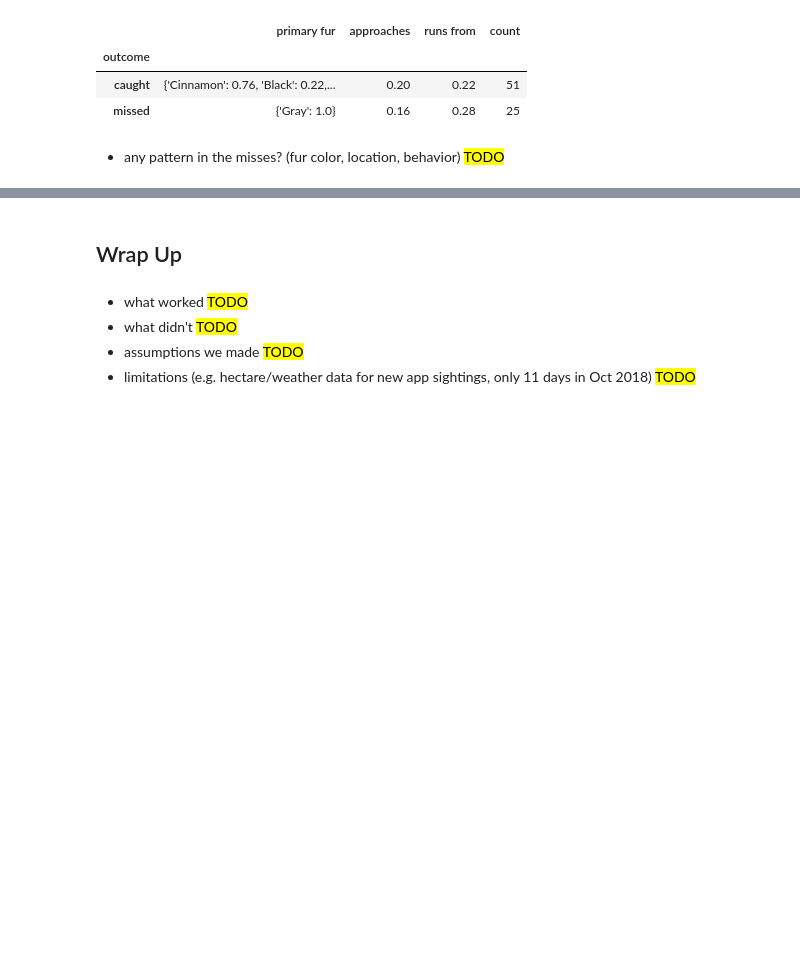
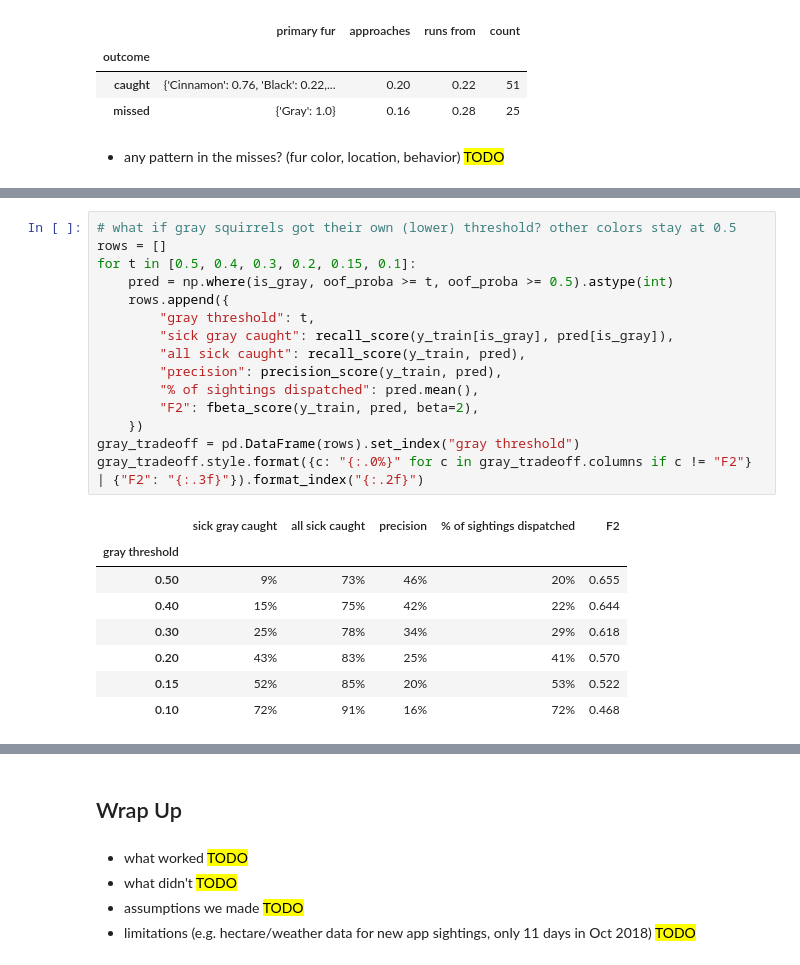
Before and after one commit to KaiserKiam/Nutosis-ML-project, a Jupyter notebook: Nutosis - Presentation.ipynb, the cells around one changed output, grey strips where cells are left out. Saved outputs shown, nothing was run; the diff lists cells and outputs as text; blank space fills up the shorter version.

```diff
--- a/Nutosis - Presentation.ipynb
+++ b/Nutosis - Presentation.ipynb
@@ -235,0 +277,24 @@ pd.DataFrame({
+# %%
+# what if gray squirrels got their own (lower) threshold? other colors stay at 0.5
+rows = []
+for t in [0.5, 0.4, 0.3, 0.2, 0.15, 0.1]:
+    pred = np.where(is_gray, oof_proba >= t, oof_proba >= 0.5).astype(int)
+    rows.append({
+        "gray threshold": t,
+        "sick gray caught": recall_score(y_train[is_gray], pred[is_gray]),
+        "all sick caught": recall_score(y_train, pred),
+        "precision": precision_score(y_train, pred),
+        "% of sightings dispatched": pred.mean(),
+        "F2": fbeta_score(y_train, pred, beta=2),
+    })
+gray_tradeoff = pd.DataFrame(rows).set_index("gray threshold")
+gray_tradeoff.style.format({c: "{:.0%}" for c in gray_tradeoff.columns if c != "F2"} | {"F2": "{:.3f}"}).format_index("{:.2f}")
+# %% [output]
+|  | sick gray caught | all sick caught | precision | % of sightings dispatched | F2 |
+| gray threshold |  |  |  |  |  |
+| 0.50 | 9% | 73% | 46% | 20% | 0.655 |
+| 0.40 | 15% | 75% | 42% | 22% | 0.644 |
+| 0.30 | 25% | 78% | 34% | 29% | 0.618 |
+| 0.20 | 43% | 83% | 25% | 41% | 0.570 |
+| 0.15 | 52% | 85% | 20% | 53% | 0.522 |
+| 0.10 | 72% | 91% | 16% | 72% | 0.468 |
```
Also changed, not shown: parts of 5 cells of this notebook.
